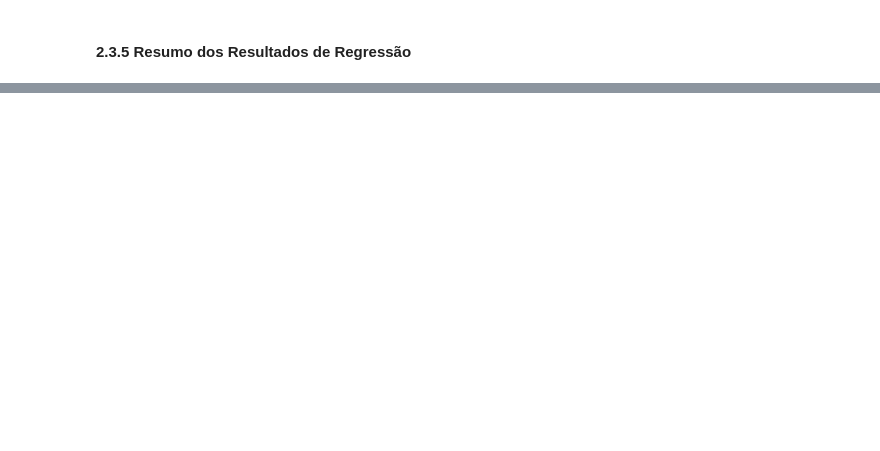
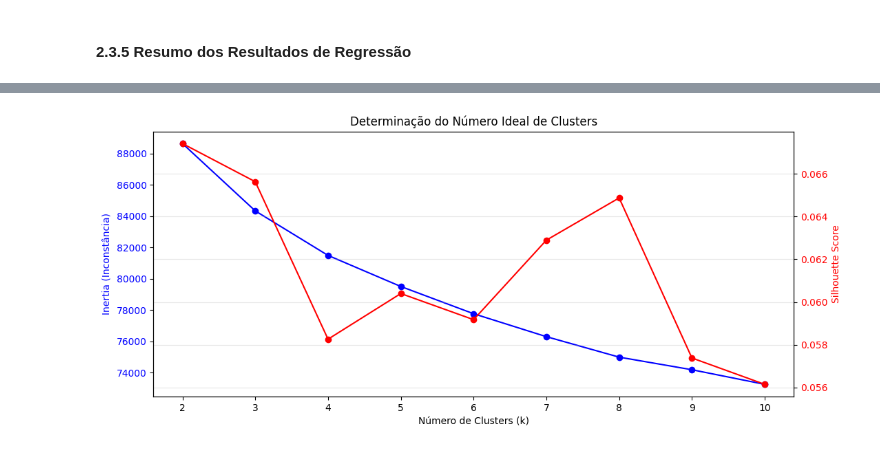
Before and after one commit to gcsoares24/uni-machine-learning-fundamentals, a Jupyter notebook: Fase2_tete.ipynb, the cells around one changed output, grey strips where cells are left out. Cells and saved outputs as stored; diff of their text form; code cells hidden in the pictures; blank space fills up the shorter version.

```diff
--- a/Fase2_tete.ipynb
+++ b/Fase2_tete.ipynb
@@ -2372,0 +2437,37 @@ display(reg_summary.style.highlight_min(subset=["RMSE (CV)"], color='lightgreen'
+# %%
+# 6.1 Preparação dos dados para Clustering
+# Utilizamos o preprocessor (já definido na fase de pré-processamento) para garantir imputação e encoding.
+# No entanto, aplicamos um StandardScaler adicional para normalização, essencial para o K-Means.
+X_clust_data = preprocessor.fit_transform(X_raw)
+scaler_clust = StandardScaler()
+X_clust_scaled = scaler_clust.fit_transform(X_clust_data)
+# %%
+# 6.2 Determinação do número ideal de clusters
+inertia = []
+silhouette_scores = []
+k_range = range(2, 11)
+
+for k in k_range:
+    km = KMeans(n_clusters=k, random_state=RANDOM_STATE, n_init=10)
+    labels = km.fit_predict(X_clust_scaled)
+    inertia.append(km.inertia_)
+    silhouette_scores.append(silhouette_score(X_clust_scaled, labels))
+
+# Visualização das heurísticas
+fig, ax1 = plt.subplots(figsize=(12, 5))
+
+ax1.plot(k_range, inertia, 'bo-', label='Inertia (Elbow)')
+ax1.set_xlabel('Número de Clusters (k)')
+ax1.set_ylabel('Inertia (Inconstância)', color='b')
+ax1.tick_params(axis='y', labelcolor='b')
+
+ax2 = ax1.twinx()
+ax2.plot(k_range, silhouette_scores, 'ro-', label='Silhouette Score')
+ax2.set_ylabel('Silhouette Score', color='r')
+ax2.tick_params(axis='y', labelcolor='r')
+
+plt.title('Determinação do Número Ideal de Clusters')
+plt.grid(True, alpha=0.3)
+plt.show()
+# %% [output]
+[figure, added]
```
Also changed, not shown: parts of 15 cells of this notebook, 1 other file.
